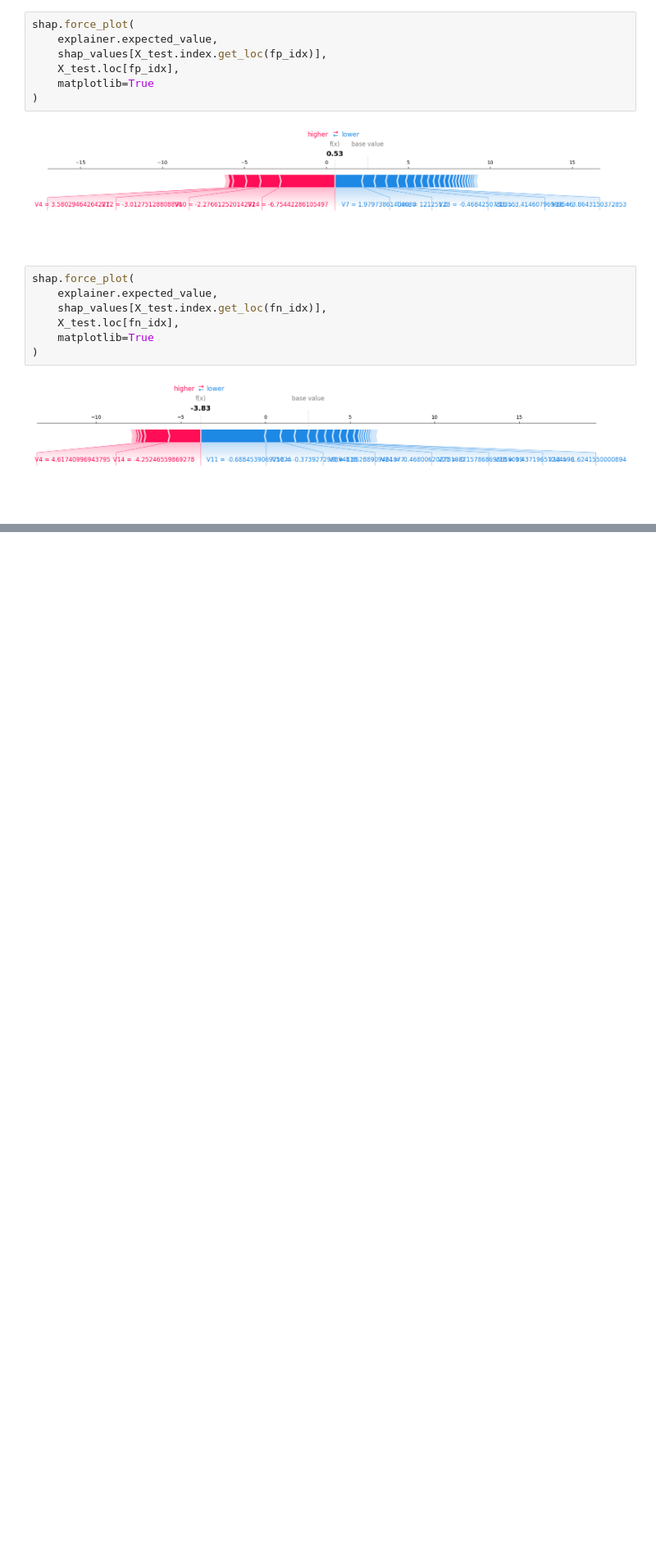
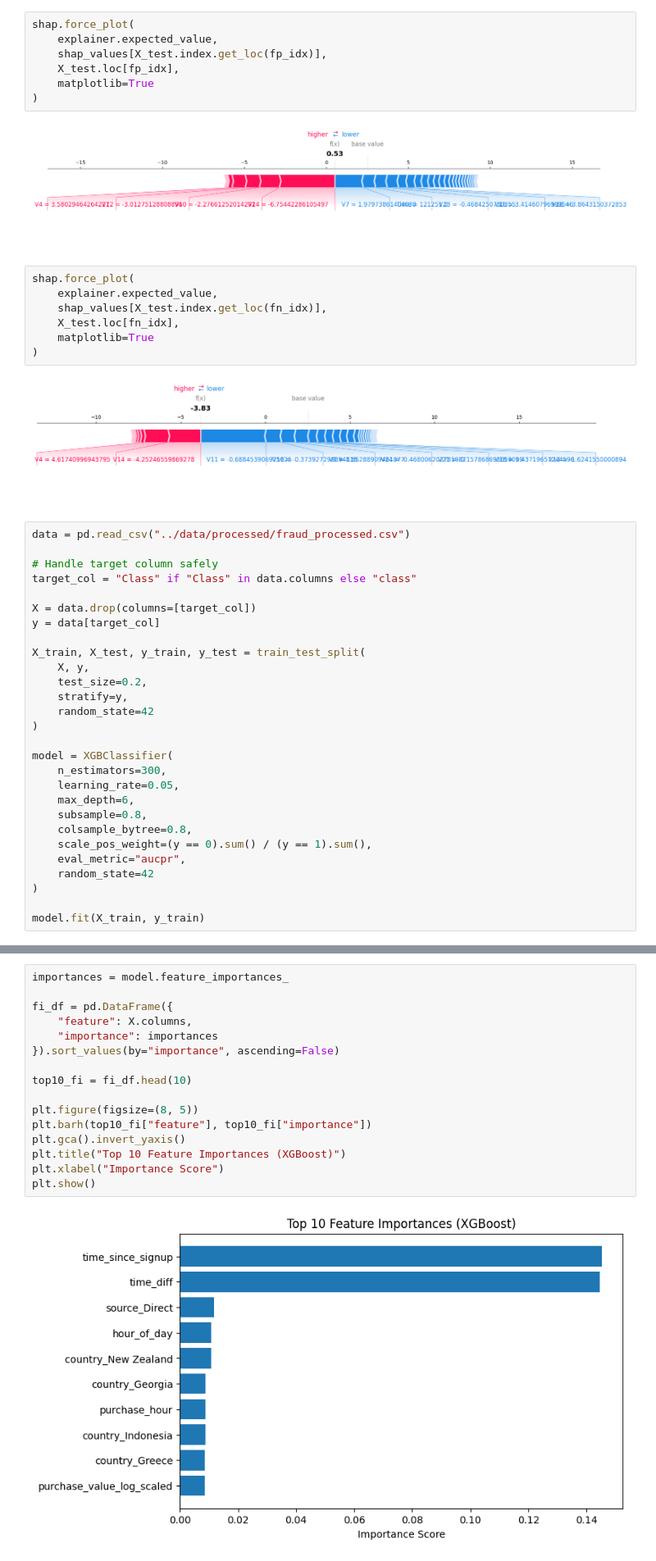
Before and after one commit to Feven777/detection-of-fraud-cases-for-e-commerce-and-bank-transactions, a Jupyter notebook: notebooks/model-explainability.ipynb, the cells around one changed output, grey strips where cells are left out. Shown: that part at 82% size. Saved outputs shown, nothing was run; the diff lists cells and outputs as text; blank space fills up the shorter version.

Commit message:
analyze feature inflence in fraudability for ecommerce

```diff
--- a/notebooks/model-explainability.ipynb
+++ b/notebooks/model-explainability.ipynb
@@ -130,3 +130,31 @@ shap.force_plot(
 )
 # %% [output]
 [figure]
+# %%
+data = pd.read_csv("../data/processed/fraud_processed.csv")
+
+# Handle target column safely
+target_col = "Class" if "Class" in data.columns else "class"
+
+X = data.drop(columns=[target_col])
+y = data[target_col]
+
+X_train, X_test, y_train, y_test = train_test_split(
+    X, y,
+    test_size=0.2,
+    stratify=y,
+    random_state=42
+)
+
+model = XGBClassifier(
+    n_estimators=300,
+    learning_rate=0.05,
+    max_depth=6,
+    subsample=0.8,
+    colsample_bytree=0.8,
+    scale_pos_weight=(y == 0).sum() / (y == 1).sum(),
+    eval_metric="aucpr",
+    random_state=42
+)
+
+model.fit(X_train, y_train)
@@ -132,0 +173,18 @@ shap.force_plot(
+# %%
+importances = model.feature_importances_
+
+fi_df = pd.DataFrame({
+    "feature": X.columns,
+    "importance": importances
+}).sort_values(by="importance", ascending=False)
+
+top10_fi = fi_df.head(10)
+
+plt.figure(figsize=(8, 5))
+plt.barh(top10_fi["feature"], top10_fi["importance"])
+plt.gca().invert_yaxis()
+plt.title("Top 10 Feature Importances (XGBoost)")
+plt.xlabel("Importance Score")
+plt.show()
+# %% [output]
+[figure, added]
```
Also changed, not shown: parts of 8 cells of this notebook.
